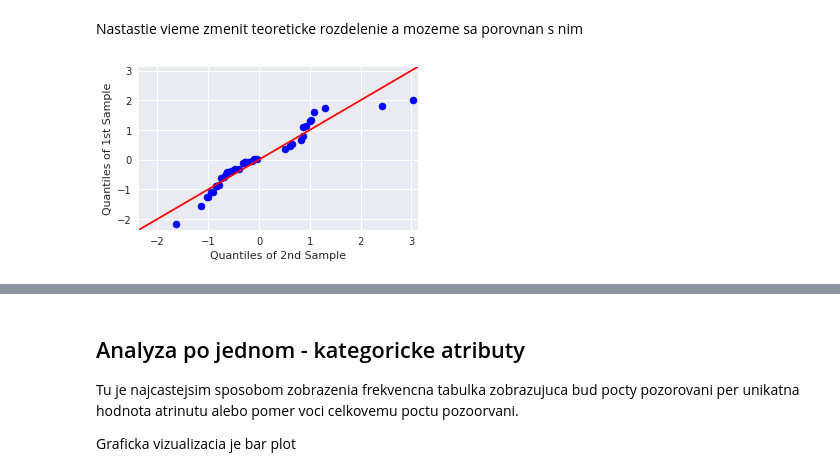
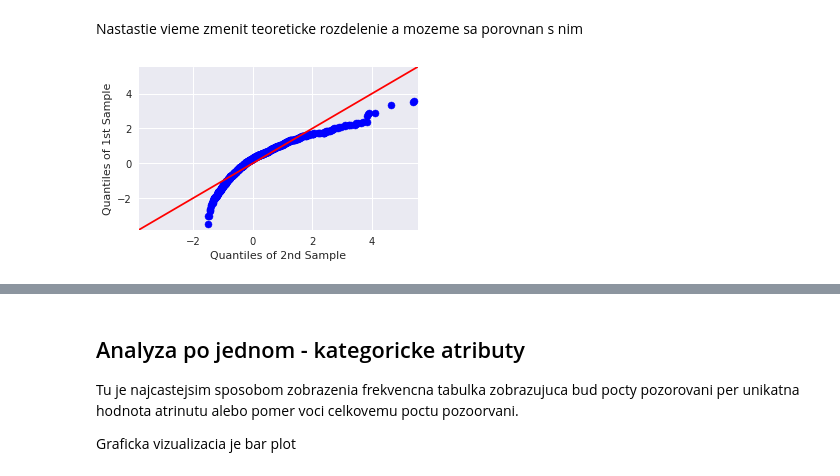
Before and after one commit to martinmocko/vos-2017, a Jupyter notebook: Explorativna_analyza.ipynb, the cells around one changed output, grey strips where cells are left out. Cells and saved outputs as stored; diff of their text form; code cells hidden in the pictures.

```diff
--- a/Explorativna_analyza.ipynb
+++ b/Explorativna_analyza.ipynb
@@ -283,13 +288,13 @@ _ = sm.ProbPlot(lognorm_sample, dist=stats.lognorm, fit=True).qqplot(line='45')
 Nastastie vieme zmenit teoreticke rozdelenie a mozeme sa porovnan s nim
 # %%
 import statsmodels.api as sm
-x = stats.norm(8.25, 2.75).rvs(37)
-y = stats.lognorm(0.5).rvs(37)
+x = stats.norm(8.25, 2.75).rvs(1000)
+y = stats.lognorm(0.5).rvs(1000)
 pp_x = sm.ProbPlot(x, fit=True)
 pp_y = sm.ProbPlot(y, fit=True)
 _ = pp_x.qqplot(line='45', other=pp_y)
 # %% [output]
-[figure, old version]
+[figure, new version]
 # %% [markdown]
 #### Velmi pekny prispevok o tom ako interpretovat QQ-plot
 https://stats.stackexchange.com/questions/101274/how-to-interpret-a-qq-plot
```
Also changed, not shown: parts of 30 cells of this notebook, 2 other files.
